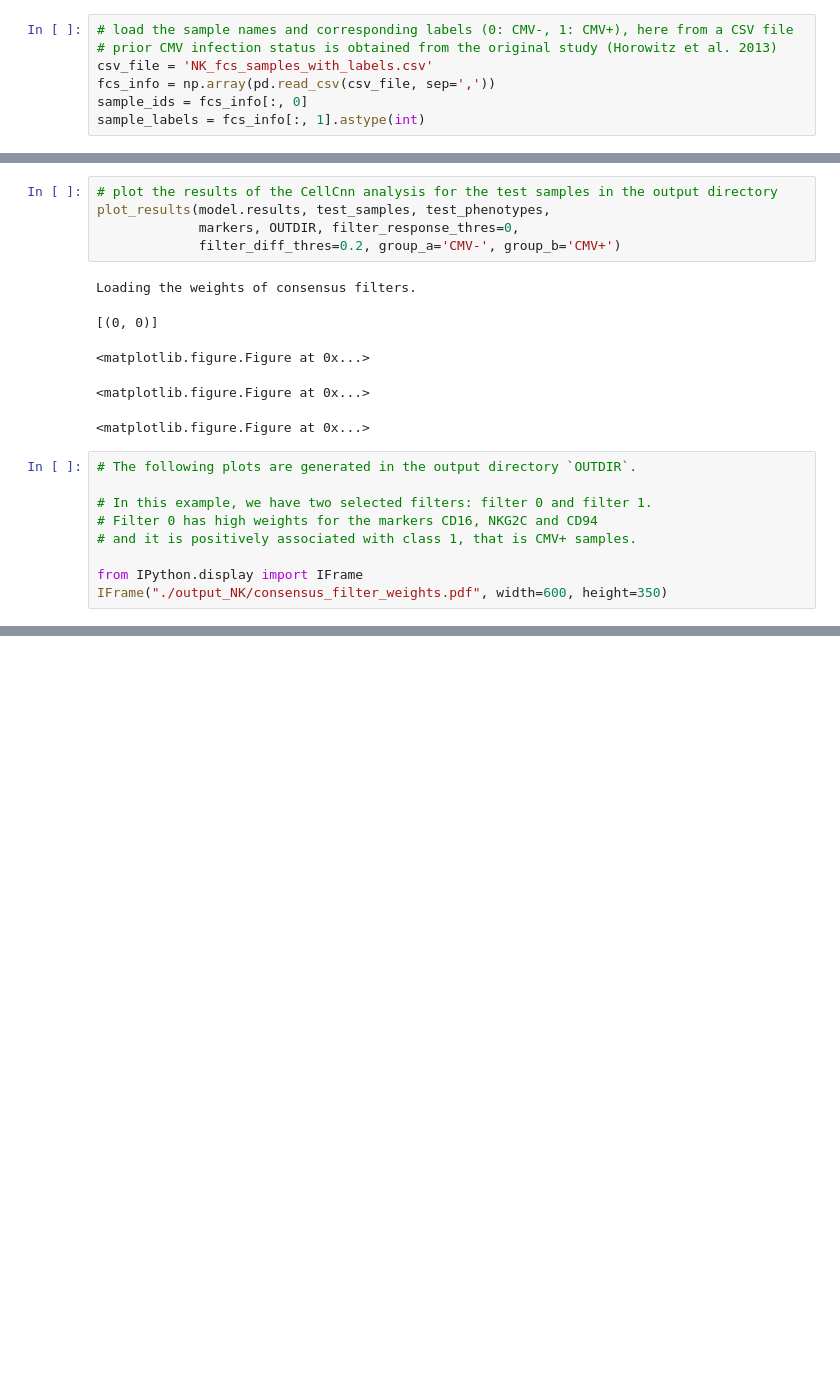
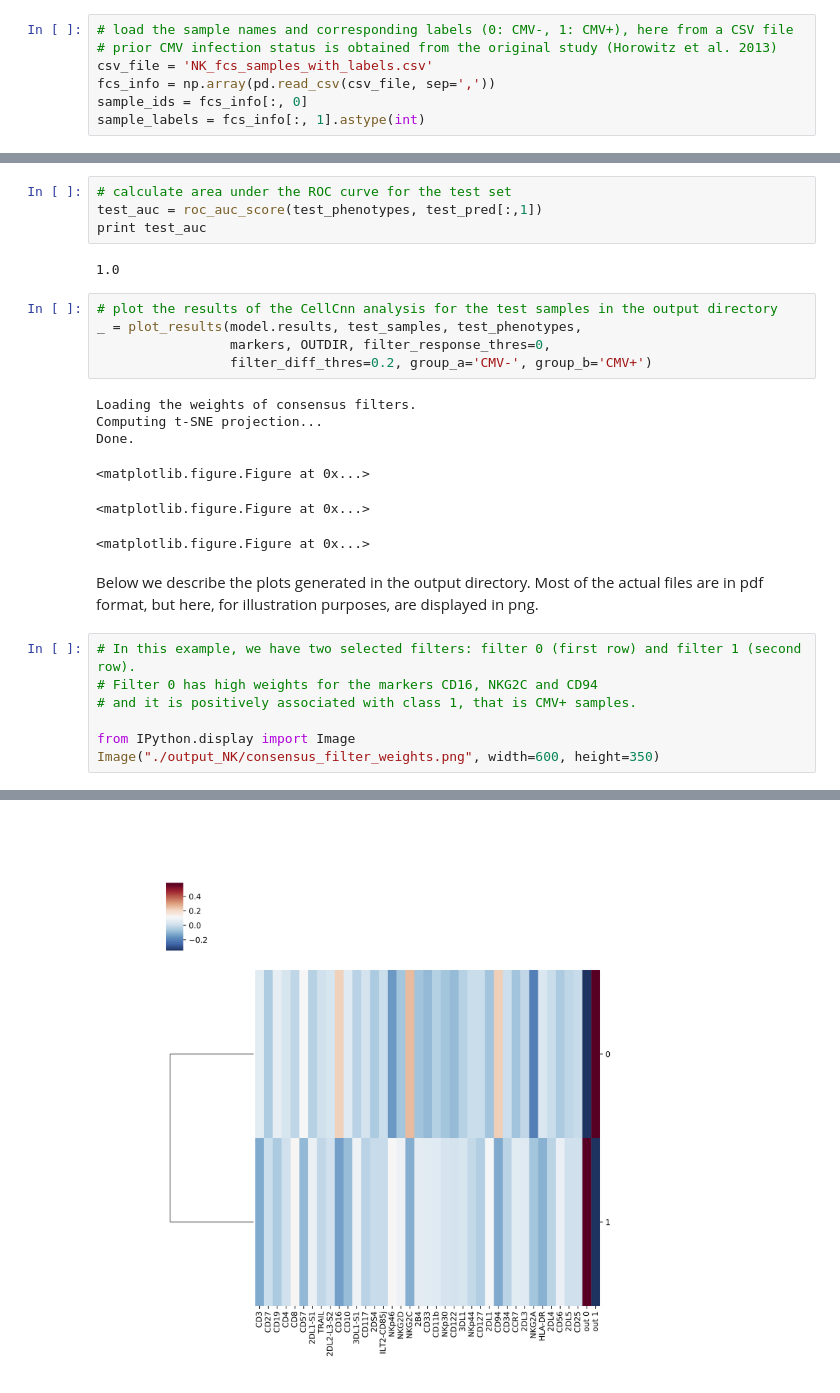
Before and after one commit to eiriniar/CellCnn, a Jupyter notebook: cellCnn/examples/NK_cell.ipynb, the cells around one changed output, grey strips where cells are left out. Cells and saved outputs as stored; diff of their text form; blank space fills up the shorter version.

```diff
--- a/cellCnn/examples/NK_cell.ipynb
+++ b/cellCnn/examples/NK_cell.ipynb
@@ -167,21 +164,28 @@ Predictions based on multi-cell inputs containing 5652 cells.
+# %%
+# calculate area under the ROC curve for the test set
+test_auc = roc_auc_score(test_phenotypes, test_pred[:,1])
+print test_auc
+# %% [output]
+1.0
 # %%
 # plot the results of the CellCnn analysis for the test samples in the output directory
-plot_results(model.results, test_samples, test_phenotypes,
-             markers, OUTDIR, filter_response_thres=0,
-             filter_diff_thres=0.2, group_a='CMV-', group_b='CMV+')
+_ = plot_results(model.results, test_samples, test_phenotypes,
+                 markers, OUTDIR, filter_response_thres=0,
+                 filter_diff_thres=0.2, group_a='CMV-', group_b='CMV+')
 # %% [output]
 Loading the weights of consensus filters.
+Computing t-SNE projection...
+Done.
-[(0, 0)]
+<matplotlib.figure.Figure at 0x...>
 <matplotlib.figure.Figure at 0x...>
 <matplotlib.figure.Figure at 0x...>
-<matplotlib.figure.Figure at 0x...>
+# %% [markdown]
+Below we describe the plots generated in the output directory. Most of the actual files are in pdf format, but here, for illustration purposes, are displayed in png.
 # %%
-# The following plots are generated in the output directory `OUTDIR`.
-
-# In this example, we have two selected filters: filter 0 and filter 1.
+# In this example, we have two selected filters: filter 0 (first row) and filter 1 (second row).
 # Filter 0 has high weights for the markers CD16, NKG2C and CD94
 # and it is positively associated with class 1, that is CMV+ samples.
 
-from IPython.display import IFrame
-IFrame("./output_NK/consensus_filter_weights.pdf", width=600, height=350)
+from IPython.display import Image
+Image("./output_NK/consensus_filter_weights.png", width=600, height=350)
 # %% [output]
@@ -189,3 +192,4 @@ IFrame("./output_NK/consensus_filter_weights.pdf", width=600, height=350)
+[figure, added]
 # %%
 # We also see that filter 0 is more discriminative than filter 1,
 # because the average cell filter response difference between CMV+
```
Also changed, not shown: parts of 14 cells of this notebook, 1 other file.
